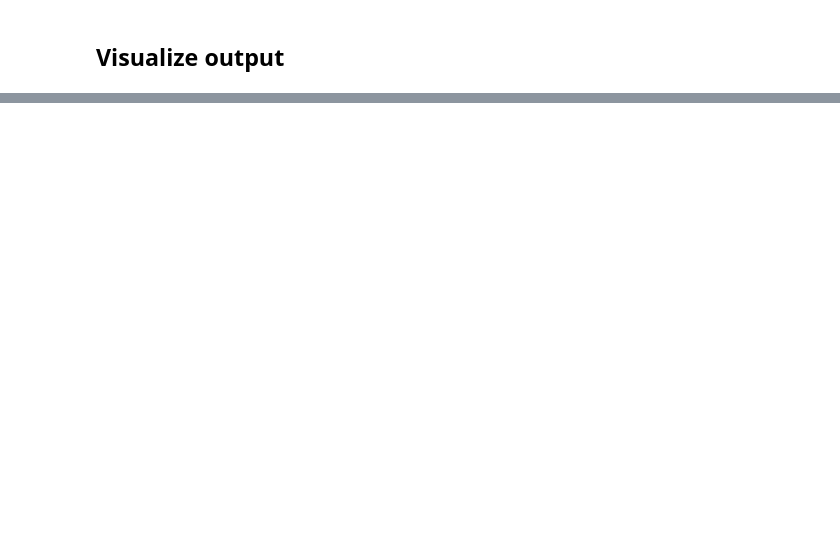
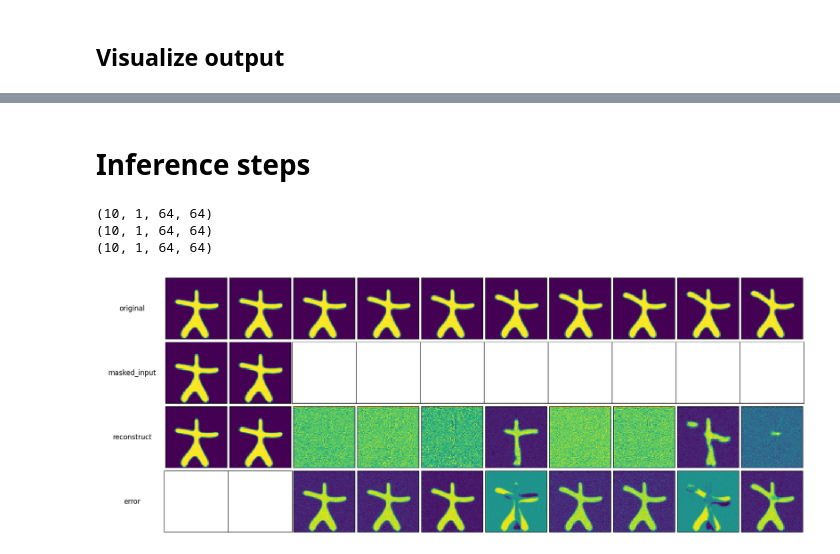
Before and after one commit to khuongdb/spatio-temporal-DM, a Jupyter notebook: src/sadm/sandbox.ipynb, the cells around one changed output, grey strips where cells are left out. Saved outputs shown, nothing was run; the diff lists cells and outputs as text; code cells hidden in the pictures; blank space fills up the shorter version.

```diff
--- a/src/sadm/sandbox.ipynb
+++ b/src/sadm/sandbox.ipynb
@@ -141,0 +115,2 @@ plt.matshow(img, cmap="gray")
+# %% [markdown]
+# Inference steps
@@ -141,0 +133,50 @@ plt.matshow(img, cmap="gray")
+# %%
+from einops import rearrange
+from src.sadm.utils import plot_multi_imgs
+
+test_dataset = StarmenDataset(data_dir=DATA_DIR, split="test")
+test_loader = DataLoader(test_dataset, batch_size=1, shuffle=False, num_workers=1)
+
+idx_2 = next(iter(test_loader))
+# %%
+import numpy as np
+
+idx = 292
+
+x_origin = test_dataset.get_images_by_id(id=idx).astype(np.float32)
+print(x_origin.shape)
+x_gen = np.load(f"outdirs/samples/x_gen_{idx:03}.npy")
+print(x_gen.shape)
+
+x_masked = np.load(f"outdirs/samples/x_masked_{idx:03}.npy")
+print(x_masked.shape)
+
+# mask = idx_2["mask"]
+# print(mask)
+
+x_org_np = x_origin.squeeze()
+x_masked_np = x_masked.squeeze()
+x_gen_np = x_gen.squeeze()
+
+
+error = x_org_np - x_gen_np
+# error[np.abs(error) < 1e-10] = 0
+# %% [output]
+(10, 1, 64, 64)
+(10, 1, 64, 64)
+(10, 1, 64, 64)
+# %%
+
+
+imgs = [x_org_np,
+        x_masked_np,
+        x_gen_np,
+        error,
+        ]
+
+labels = ["original", "masked_input", "reconstruct", "error"]
+
+
+plot_multi_imgs(imgs, labels, {"hspace": 0.05, "cmap": "viridis"})
+# %% [output]
+[figure, added]
```
Also changed, not shown: parts of 5 cells of this notebook, 12 other files.
